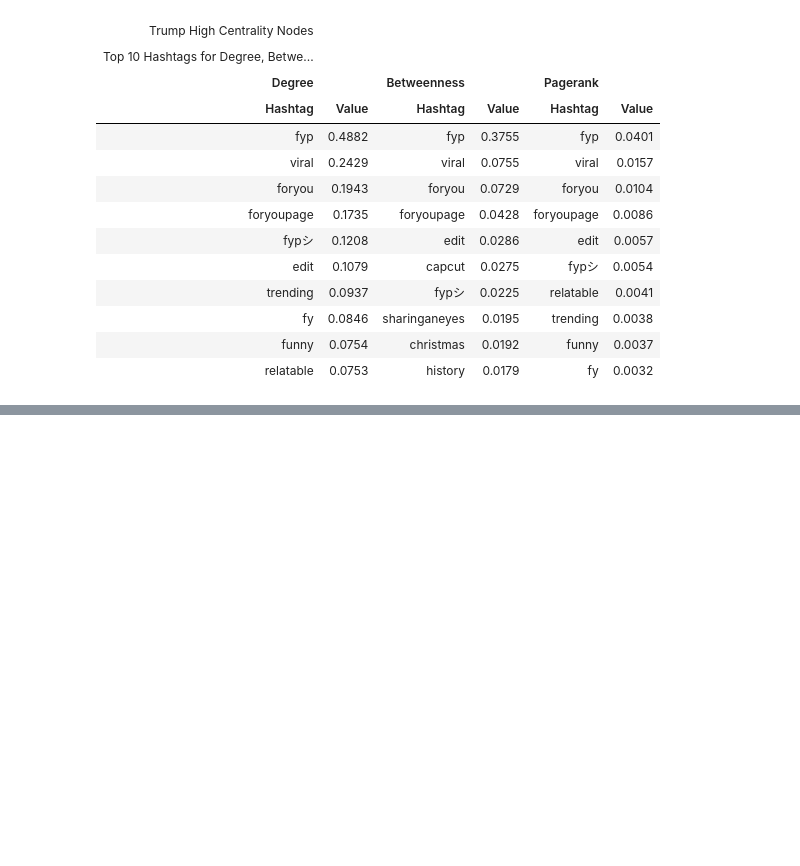
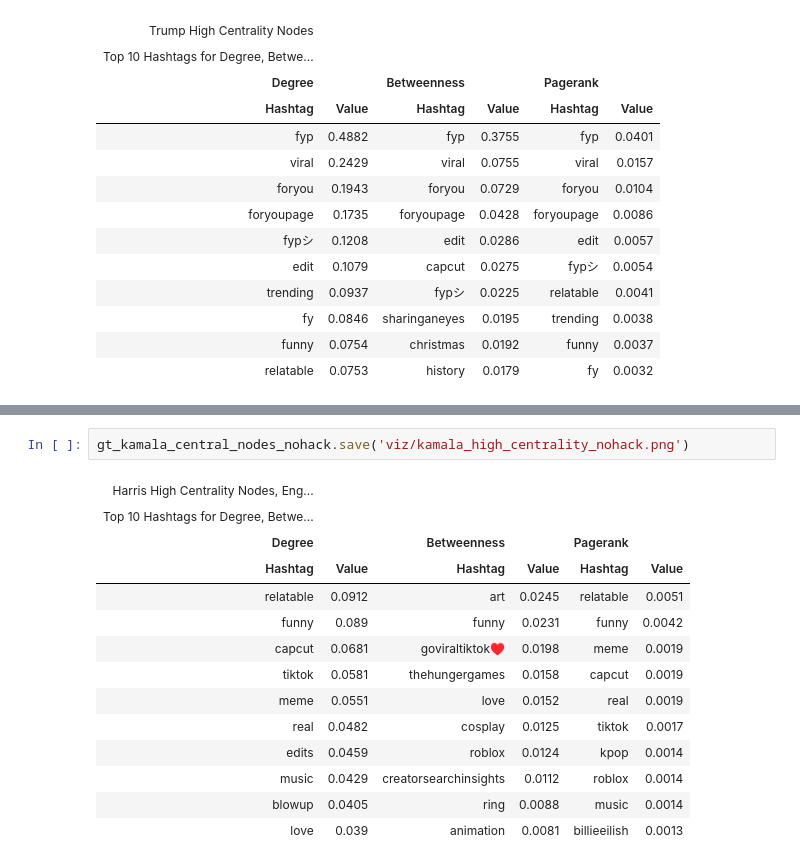
Before and after one commit to nitomanto/the-t-word, a Jupyter notebook: network.ipynb, the cells around one changed output, grey strips where cells are left out. Cells and saved outputs as stored; diff of their text form; blank space fills up the shorter version.

```diff
--- a/network.ipynb
+++ b/network.ipynb
@@ -581,0 +622,17 @@ gt_t_central_nodes.save('viz/trump_high_centrality.png')
+# %%
+gt_kamala_central_nodes_nohack.save('viz/kamala_high_centrality_nohack.png')
+# %% [output]
+| Harris High Centrality Nodes, Eng... |  |  |  |  |  |
+| Top 10 Hashtags for Degree, Betwe... |  |  |  |  |  |
+| Degree |  | Betweenness |  | Pagerank |  |
+| Hashtag | Value | Hashtag | Value | Hashtag | Value |
+| relatable | 0.0912 | art | 0.0245 | relatable | 0.0051 |
+| funny | 0.089 | funny | 0.0231 | funny | 0.0042 |
+| capcut | 0.0681 | goviraltiktok♥️ | 0.0198 | meme | 0.0019 |
+| tiktok | 0.0581 | thehungergames | 0.0158 | capcut | 0.0019 |
+| meme | 0.0551 | love | 0.0152 | real | 0.0019 |
+| real | 0.0482 | cosplay | 0.0125 | tiktok | 0.0017 |
+| edits | 0.0459 | roblox | 0.0124 | kpop | 0.0014 |
+| music | 0.0429 | creatorsearchinsights | 0.0112 | roblox | 0.0014 |
+| blowup | 0.0405 | ring | 0.0088 | music | 0.0014 |
+| love | 0.039 | animation | 0.0081 | billieeilish | 0.0013 |
```
Also changed, not shown: parts of 8 cells of this notebook, 2 other files.
